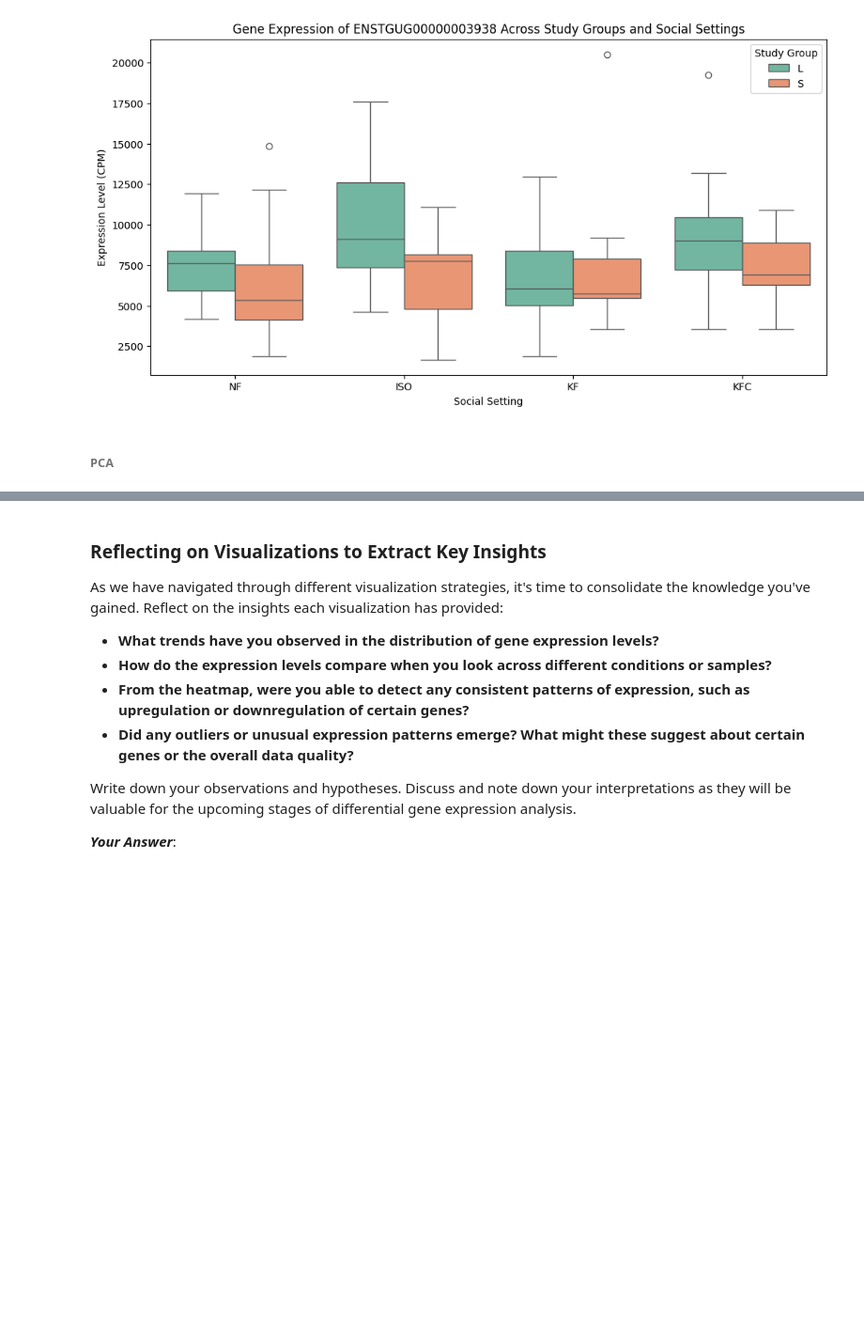
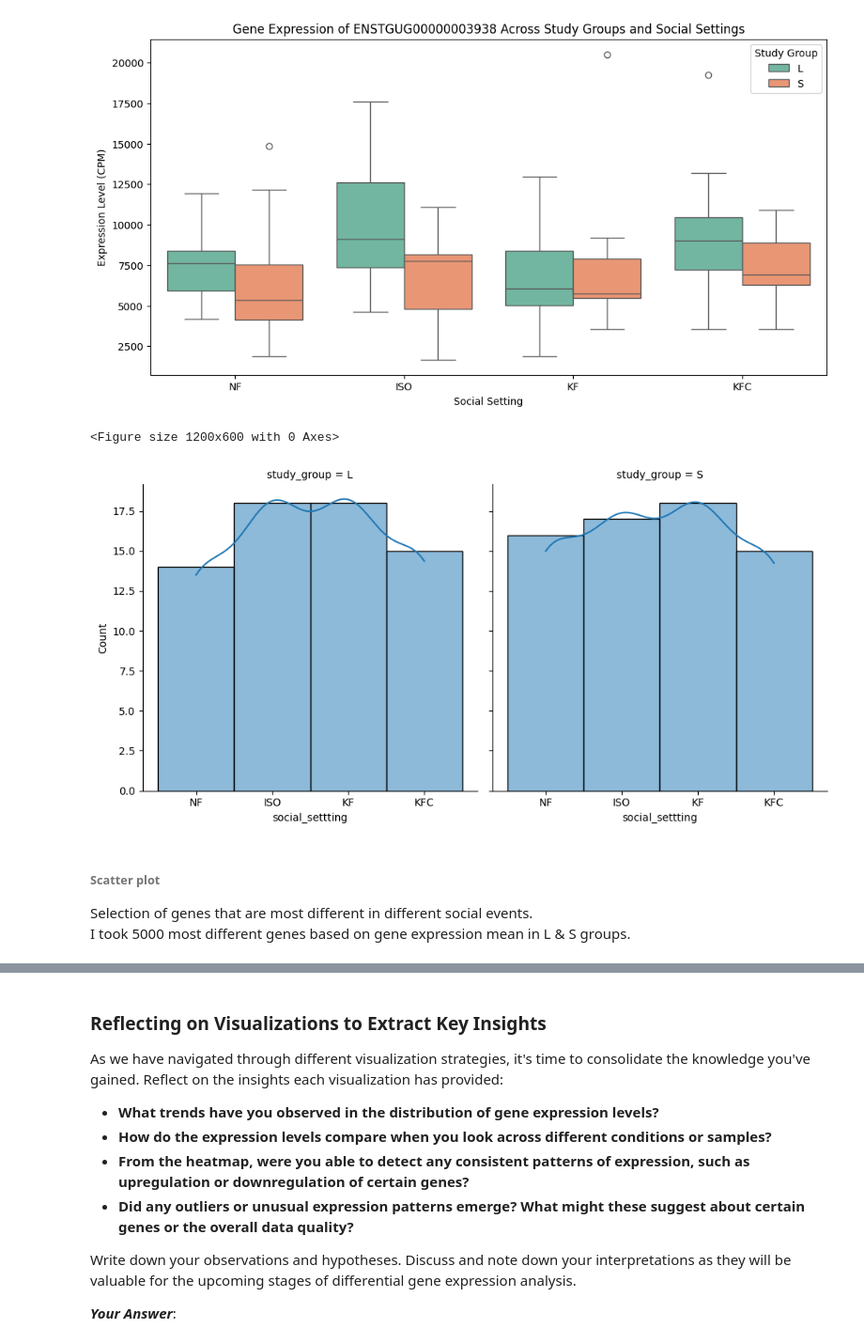
Before and after one commit to amirezzati/bioinformatics-project, a Jupyter notebook: the-songbird-study/SongBirdStudy.ipynb, the cells around one changed output, grey strips where cells are left out. Shown at 94% size. Drawn from its saved outputs; the diff is of its cells as text; code cells hidden in the pictures; blank space fills up the shorter version.

```diff
--- a/the-songbird-study/SongBirdStudy.ipynb
+++ b/the-songbird-study/SongBirdStudy.ipynb
@@ -443,3 +479,12 @@ Each method will contribute to a holistic view of the dataset, enabling you to u
 - **Incorporate Statistical Analyses**: Complement visual insights with statistical tests to discern if the differences you observe are significant.
 
 Remember, the goal is to thoroughly understand the dataset, paving the way for more in-depth analyses like differential gene expression or clustering.
+# %%
+### TODO ###
+
+# Load the normalized dataset
+df = pd.read_csv(drive_path+'/dataset/normalized_dataset.csv')
+
+dropped_df = df.dropna(axis='columns')
+print('dataframe shape:', dropped_df.shape)
+dropped_df.head()
@@ -457,5 +510,15 @@ plt.legend(title='Study Group')
 plt.show()
 # %% [output]
 [figure]
-# %% [markdown]
-###### **PCA**
+# %%
+# distribution of data in each social events and each group
+plt.figure(figsize=(12, 6))
+sns.displot(data=dropped_df, x="social_settting", col='study_group', kde=True)
+plt.show()
+# %% [output]
+<Figure size 1200x600 with 0 Axes>
+[figure, added]
+# %% [markdown]
+###### **Scatter plot**
+Selection of genes that are most different in different social events.
+I took 5000 most different genes based on gene expression mean in L & S groups.
```
Also changed, not shown: parts of 68 cells of this notebook.
